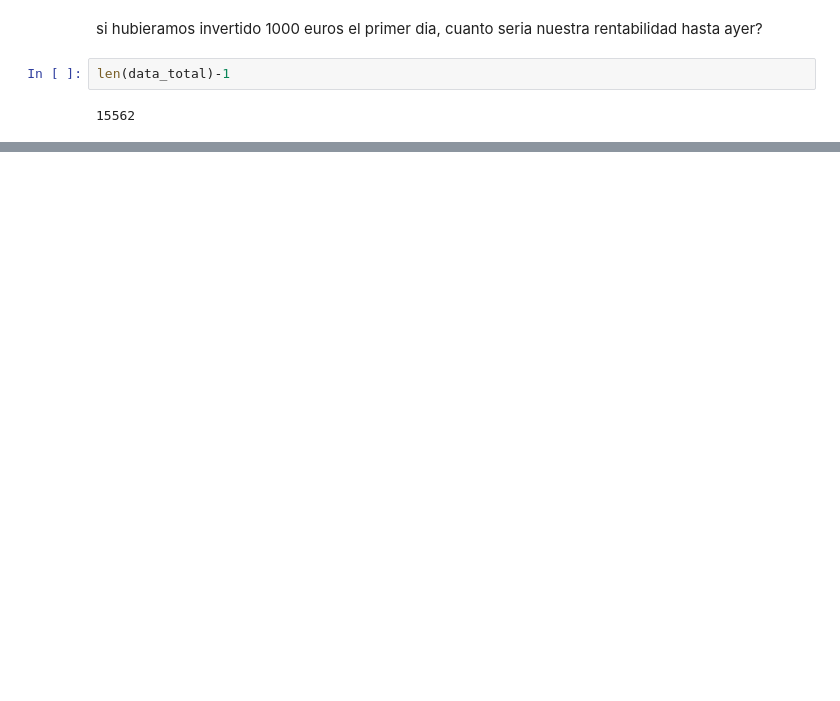
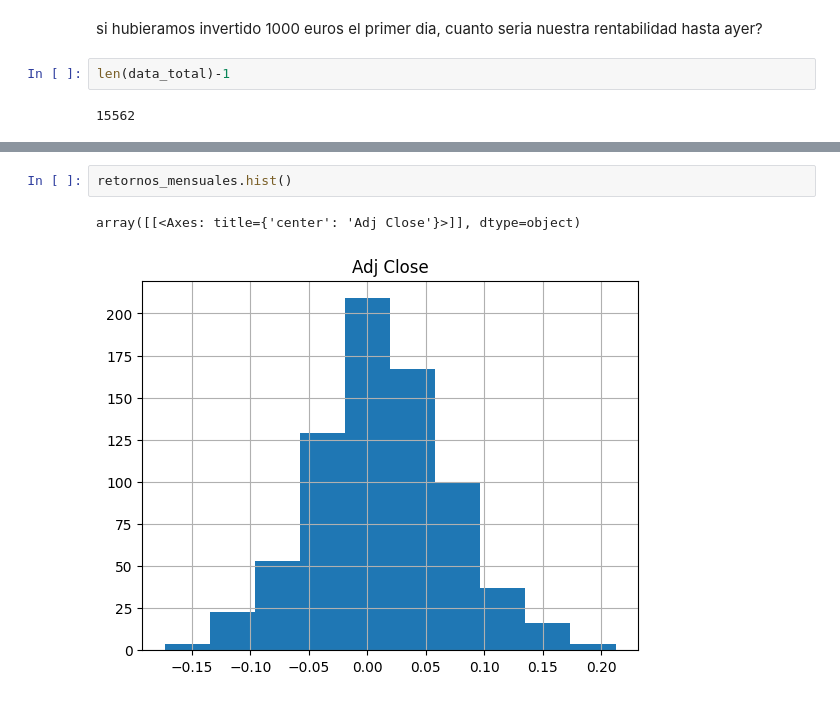
Before and after one commit to venidaydream/Intro_to_Big_Data, a Jupyter notebook: ejercicio_retornos.ipynb, the cells around one changed output, grey strips where cells are left out. Cells and saved outputs as stored; diff of their text form; blank space fills up the shorter version.

```diff
--- a/ejercicio_retornos.ipynb
+++ b/ejercicio_retornos.ipynb
@@ -161,0 +216,5 @@ dtype: float64
+# %%
+retornos_mensuales.hist()
+# %% [output]
+array([[<Axes: title={'center': 'Adj Close'}>]], dtype=object)
+[figure, added]
```
Also changed, not shown: parts of 27 cells of this notebook.
